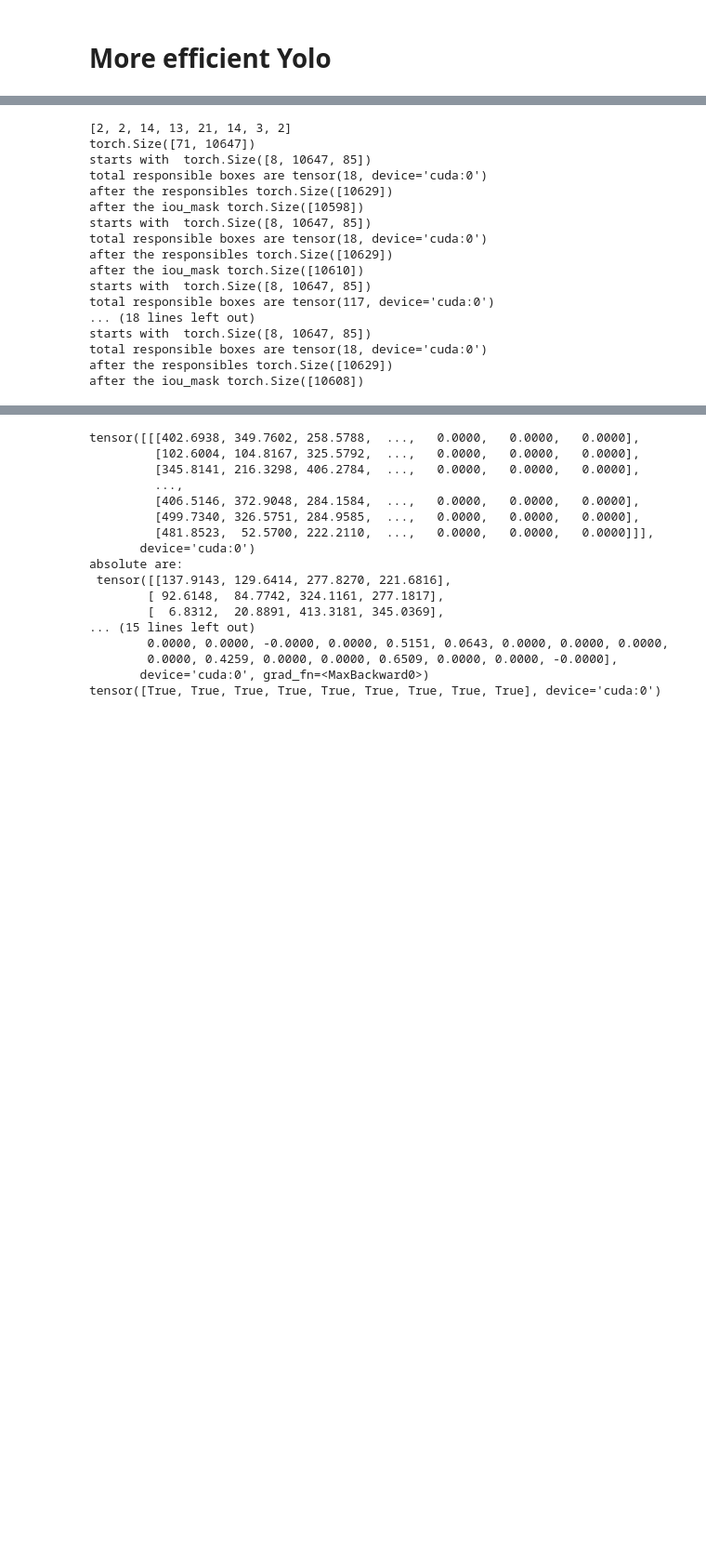
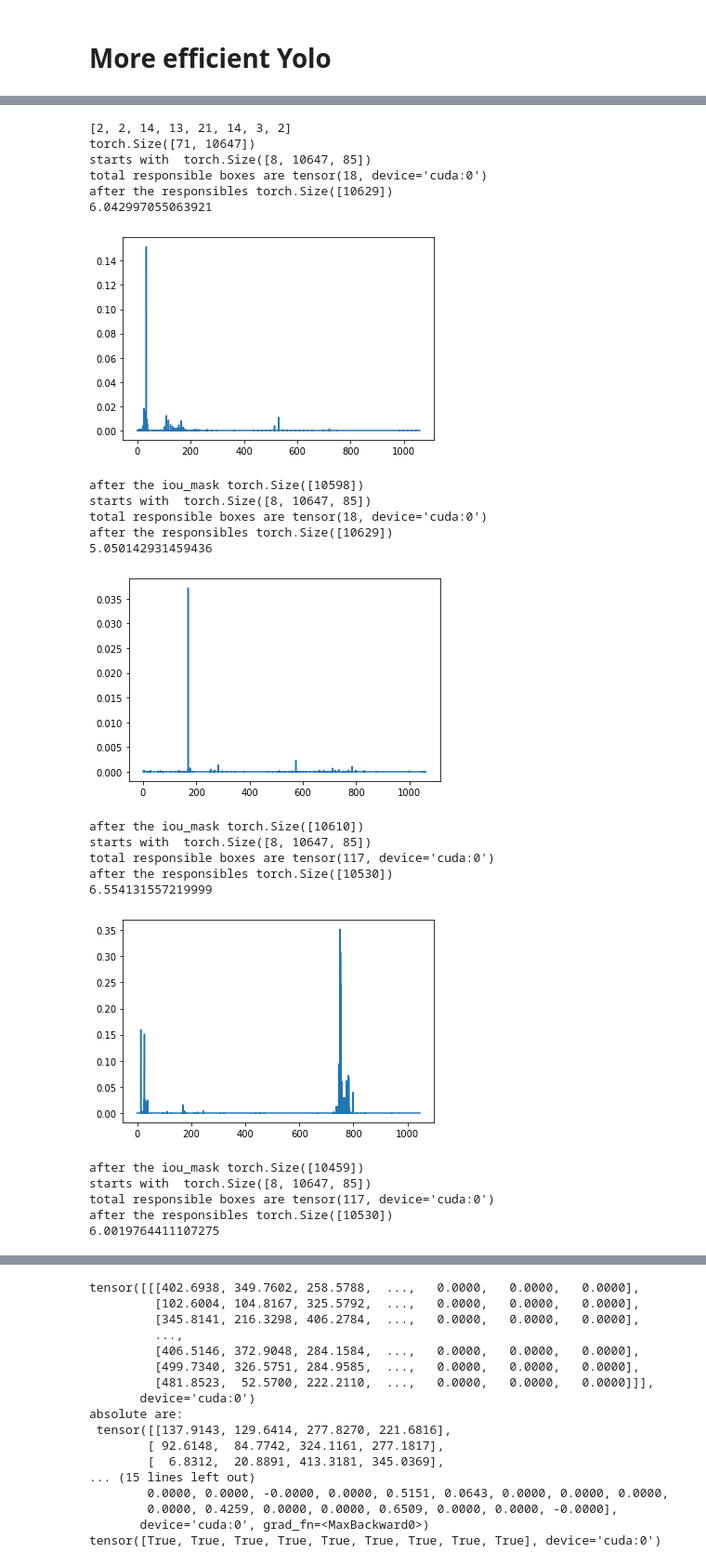
Before and after one commit to kostas1515/yolo_on_coco, a Jupyter notebook: coco.ipynb, the cells around one changed output, grey strips where cells are left out. Shown at 93% size. Drawn from its saved outputs; the diff is of its cells as text; code cells hidden in the pictures; blank space fills up the shorter version.

```diff
--- a/coco.ipynb
+++ b/coco.ipynb
@@ -1359,43 +1375,59 @@ Pgr:1.3848856446028688% L:2.3592481082172023 IoU:0.7872380018234253 pob:0.465057
 # %%
 print(mask)
+import matplotlib.pyplot as plt
+from scipy.stats import entropy
 print(fall_into_mask.shape)
 prev=0
 counter=0
 no_obj=[]
-iou_ignore_thresh=hyperparameters['iou_ignore_thresh']
+iou_ignore_thresh=0.5
 iou_type=hyperparameters['iou_type']
 for i in mask:
     print('starts with ', true_pred.shape)
     combined_fall_into_mask=fall_into_mask[prev:prev+i,:].sum(axis=0,dtype=torch.bool)
     print('total responsible boxes are',sum(combined_fall_into_mask))
     noobj=true_pred[counter,~combined_fall_into_mask,4]
     print('after the responsibles',noobj.shape)
     abs_box=get_abs_coord(true_pred[counter,~combined_fall_into_mask,:4])
     abs_box=abs_box.unsqueeze(1)
     targets2=get_abs_coord(targets[:,:4]*inp_dim).unsqueeze(0)
     ignore_iou=bbox_iou(abs_box,targets2[:,prev:i+prev,:],iou_type,CUDA=True)
     ignore_iou_mask=(ignore_iou>iou_ignore_thresh).sum(axis=1,dtype=torch.bool)
     prev=i+prev
 
     no_obj.append(noobj[~ignore_iou_mask])
+    no_obj_vis=no_obj[counter].cpu().detach().numpy()
+    print(entropy(no_obj_vis, base=2))
+
+    t = np.arange(0., no_obj[counter].shape[0]/10, 0.1)
+
+    plt.plot(t,no_obj_vis)
+    plt.show()
     print('after the iou_mask',no_obj[counter].shape)
     counter=counter+1
 no_obj=torch.cat(no_obj)
 # %% [output]
 [2, 2, 14, 13, 21, 14, 3, 2]
 torch.Size([71, 10647])
 starts with  torch.Size([8, 10647, 85])
 total responsible boxes are tensor(18, device='cuda:0')
 after the responsibles torch.Size([10629])
-after the iou_mask torch.Size([10598])
-starts with  torch.Size([8, 10647, 85])
-total responsible boxes are tensor(18, device='cuda:0')
-after the responsibles torch.Size([10629])
-after the iou_mask torch.Size([10610])
-starts with  torch.Size([8, 10647, 85])
-total responsible boxes are tensor(117, device='cuda:0')
-... (18 lines left out)
-starts with  torch.Size([8, 10647, 85])
-total responsible boxes are tensor(18, device='cuda:0')
-after the responsibles torch.Size([10629])
-after the iou_mask torch.Size([10608])
+6.042997055063921
+[figure, added]
+after the iou_mask torch.Size([10598])
+starts with  torch.Size([8, 10647, 85])
+total responsible boxes are tensor(18, device='cuda:0')
+after the responsibles torch.Size([10629])
+5.050142931459436
+[figure, added]
+after the iou_mask torch.Size([10610])
+starts with  torch.Size([8, 10647, 85])
+total responsible boxes are tensor(117, device='cuda:0')
+after the responsibles torch.Size([10530])
+6.554131557219999
+[figure, added]
+after the iou_mask torch.Size([10459])
+starts with  torch.Size([8, 10647, 85])
+total responsible boxes are tensor(117, device='cuda:0')
+after the responsibles torch.Size([10530])
+6.0019764411107275
```
Also changed, not shown: parts of 7 cells of this notebook, 2 other files.
